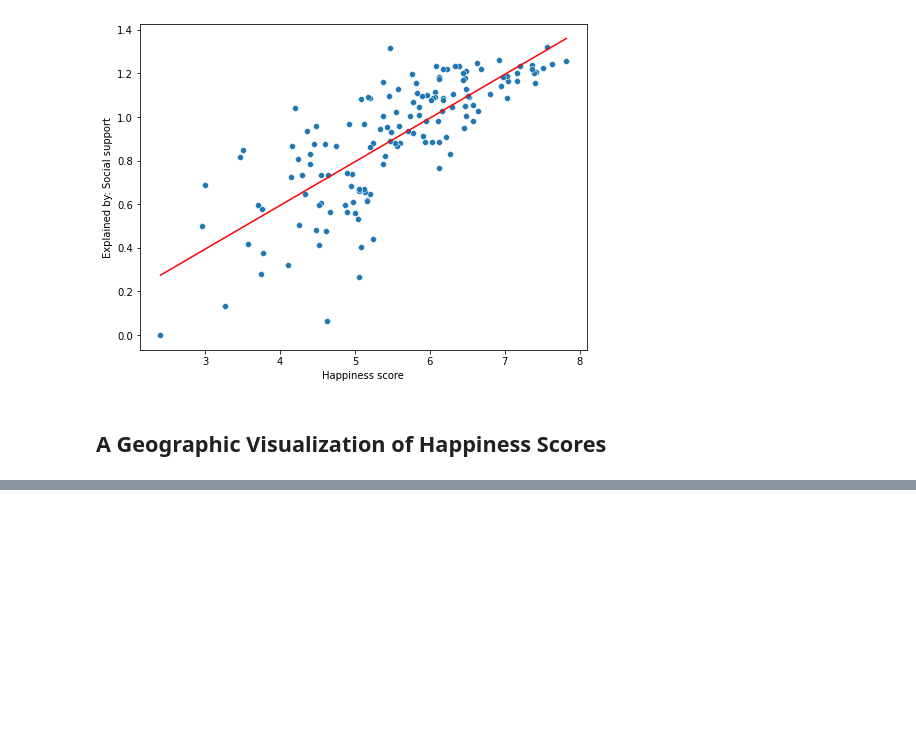
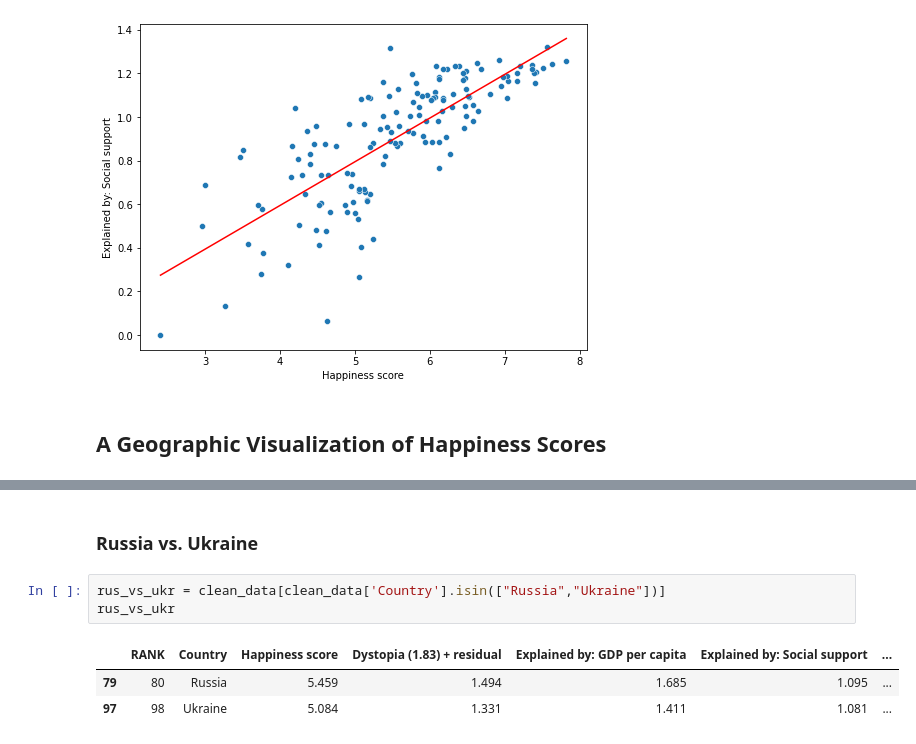
Before and after one commit to terrafirmatrekker/WHR2022EDA, a Jupyter notebook: WorldHappinessReport22EDA.ipynb, the cells around one changed output, grey strips where cells are left out. Saved outputs shown, nothing was run; the diff lists cells and outputs as text; blank space fills up the shorter version.

```diff
--- a/WorldHappinessReport22EDA.ipynb
+++ b/WorldHappinessReport22EDA.ipynb
@@ -309,0 +332,9 @@ iplot(choromap3)
+# %% [markdown]
+### Russia vs. Ukraine
+# %%
+rus_vs_ukr = clean_data[clean_data['Country'].isin(["Russia","Ukraine"])]
+rus_vs_ukr
+# %% [output]
+|  | RANK | Country | Happiness score | Dystopia (1.83) + residual | Explained by: GDP per capita | Explained by: Social support | ... |
+| 79 | 80 | Russia | 5.459 | 1.494 | 1.685 | 1.095 | ... |
+| 97 | 98 | Ukraine | 5.084 | 1.331 | 1.411 | 1.081 | ... |
```
Also changed, not shown: parts of 5 cells of this notebook.
